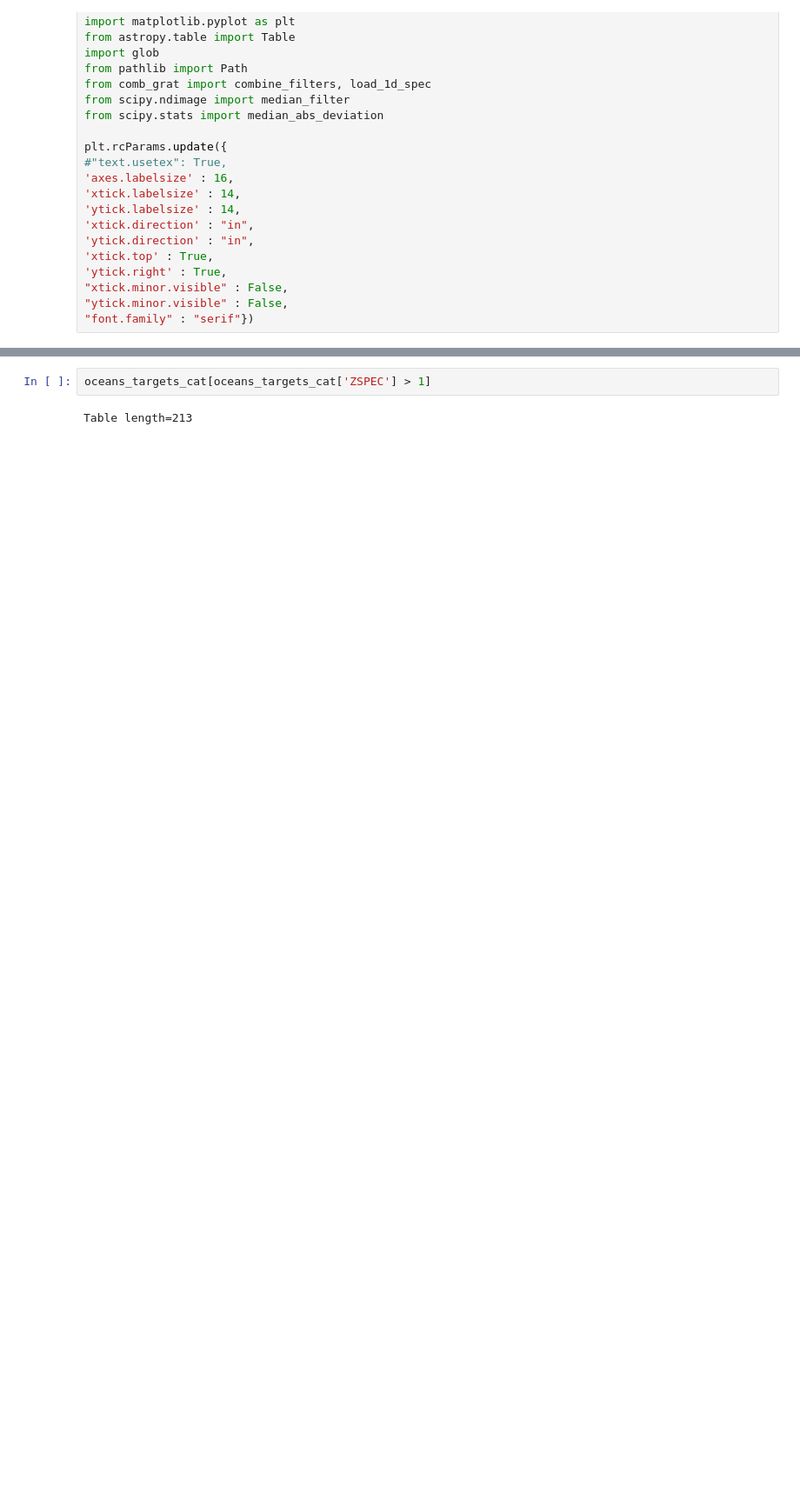
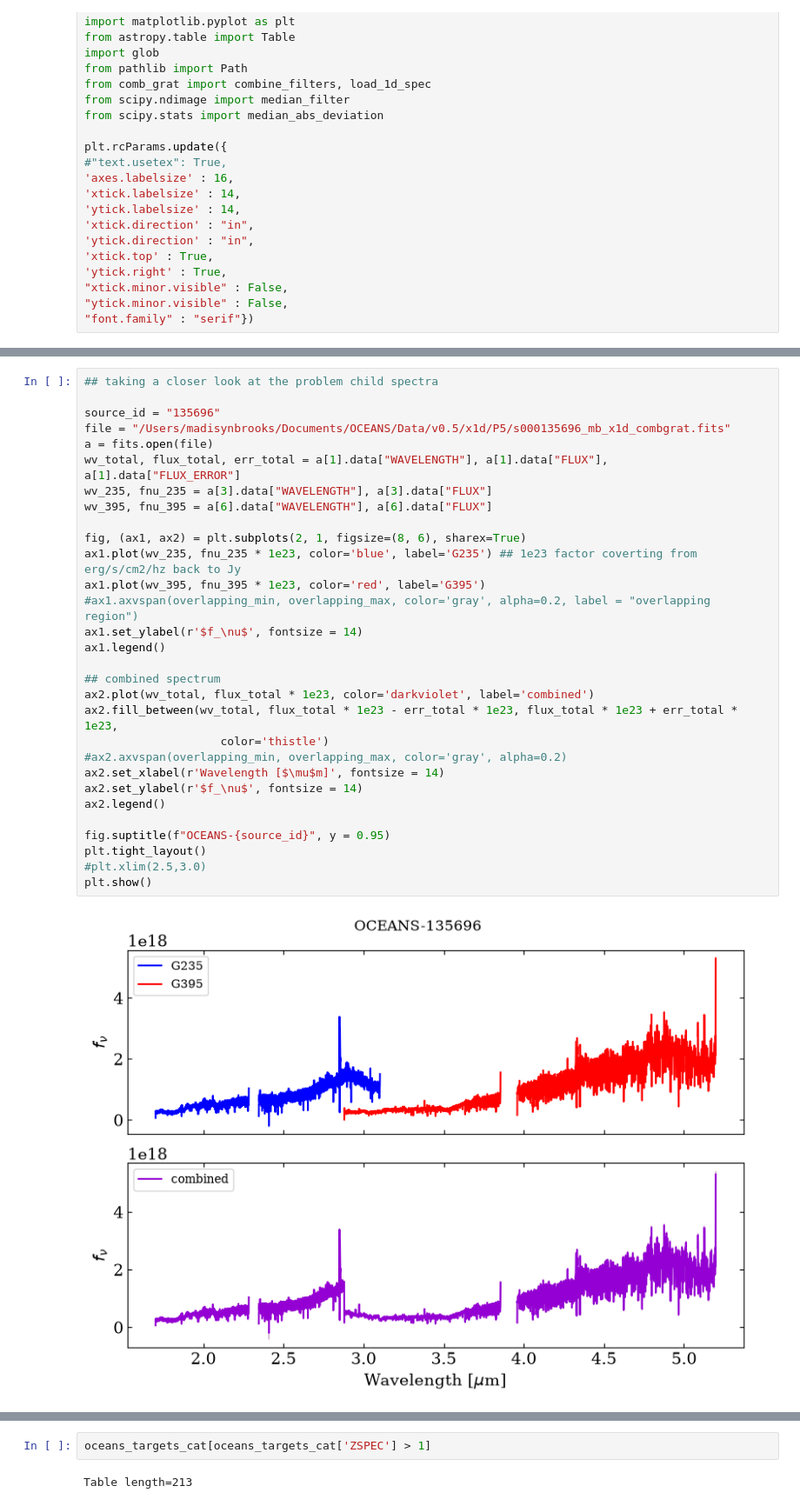
Before and after one commit to madisyn-brooks/Optimal-Extraction, a Jupyter notebook: comb_grat.ipynb, the cells around one changed output, grey strips where cells are left out. Shown at 87% size. Saved outputs shown, nothing was run; the diff lists cells and outputs as text; blank space fills up the shorter version.

```diff
--- a/comb_grat.ipynb
+++ b/comb_grat.ipynb
@@ -86,0 +135,32 @@ Text(0, 0.5, 'Number')
+# %%
+## taking a closer look at the problem child spectra
+
+source_id = "135696"
+file = "/Users/madisynbrooks/Documents/OCEANS/Data/v0.5/x1d/P5/s000135696_mb_x1d_combgrat.fits"
+a = fits.open(file)
+wv_total, flux_total, err_total = a[1].data["WAVELENGTH"], a[1].data["FLUX"], a[1].data["FLUX_ERROR"]
+wv_235, fnu_235 = a[3].data["WAVELENGTH"], a[3].data["FLUX"]
+wv_395, fnu_395 = a[6].data["WAVELENGTH"], a[6].data["FLUX"]
+
+fig, (ax1, ax2) = plt.subplots(2, 1, figsize=(8, 6), sharex=True)
+ax1.plot(wv_235, fnu_235 * 1e23, color='blue', label='G235') ## 1e23 factor coverting from erg/s/cm2/hz back to Jy
+ax1.plot(wv_395, fnu_395 * 1e23, color='red', label='G395')
+#ax1.axvspan(overlapping_min, overlapping_max, color='gray', alpha=0.2, label = "overlapping region")
+ax1.set_ylabel(r'$f_\nu$', fontsize = 14)
+ax1.legend()
+
+## combined spectrum
+ax2.plot(wv_total, flux_total * 1e23, color='darkviolet', label='combined')
+ax2.fill_between(wv_total, flux_total * 1e23 - err_total * 1e23, flux_total * 1e23 + err_total * 1e23,
+                    color='thistle')
+#ax2.axvspan(overlapping_min, overlapping_max, color='gray', alpha=0.2)
+ax2.set_xlabel(r'Wavelength [$\mu$m]', fontsize = 14)
+ax2.set_ylabel(r'$f_\nu$', fontsize = 14)
+ax2.legend()
+
+fig.suptitle(f"OCEANS-{source_id}", y = 0.95)
+plt.tight_layout()
+#plt.xlim(2.5,3.0)
+plt.show()
+# %% [output]
+[figure, added]
```
Also changed, not shown: parts of 3 cells of this notebook, 1 other file.
